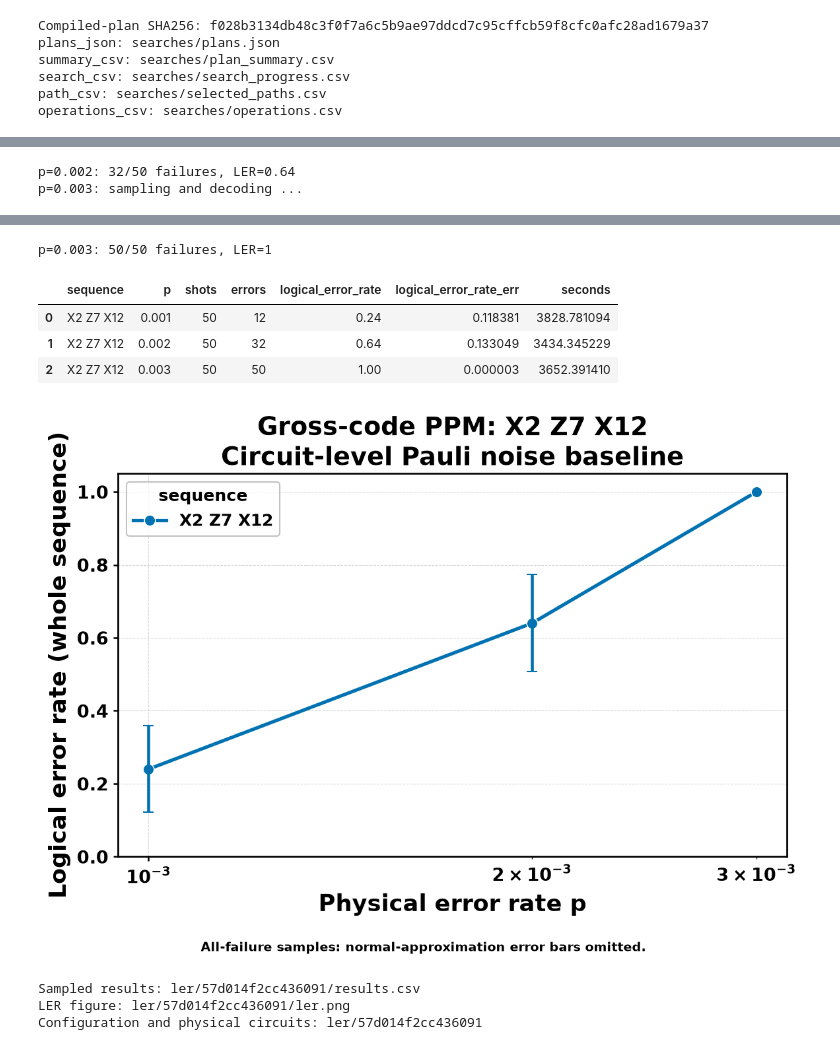
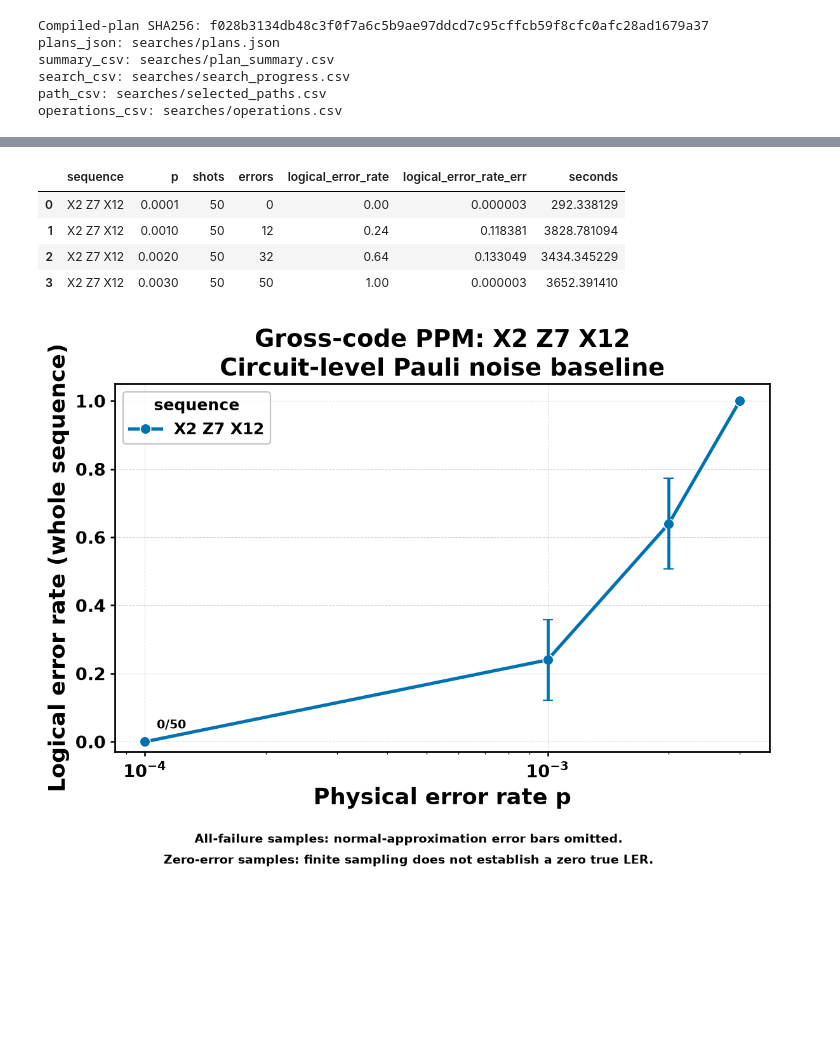
Before and after one commit to John-YuehanZhang/LightStim-upstream, a Jupyter notebook: notebooks/LogicalOps/bb_ppm.executed.ipynb, the cells around one changed output, grey strips where cells are left out. Drawn from its saved outputs; the diff is of its cells as text; code cells hidden in the pictures; blank space fills up the shorter version.

Commit message:
Publish four-point LER results and author-code comparison

```diff
--- a/notebooks/LogicalOps/bb_ppm.executed.ipynb
+++ b/notebooks/LogicalOps/bb_ppm.executed.ipynb
@@ -61,7 +61,7 @@ def display_path(path, *, base=OUTPUT):
 
 
 ROUNDS = 10  # syndrome-extraction rounds per basic LPU measurement
-P_VALUES = (1e-3, 2e-3, 3e-3)
+P_VALUES = (1e-4, 1e-3, 2e-3, 3e-3)
 MAX_SHOTS, MAX_ERRORS, BATCH_SIZE = 50, 50, 50
 NOISE_MODEL = "circuit_level_with_idling"
 DECODER_NAME = "relay-bp"
@@ -451,7 +459,9 @@ pipeline = SimulationPipeline(
 )
 for p in P_VALUES:
     if p in completed_p:
-        print(f"p={p:g}: reuse matching sampled result", flush=True)
+        saved = all_results.loc[all_results["p"] == p].iloc[0]
+        print(f"p={p:g}: reuse matching sampled result from run {saved['run_id']}: "
+              f"{int(saved['errors'])}/{int(saved['shots'])} failures", flush=True)
         continue
     noise = NoiseConfig(p_1q=p, p_2q=p, p_meas=p, p_reset=p, p_idle=p)
     noisy = experiment.builder.build_noisy_circuit(noise, NOISE_MODEL, circuit=clean)
@@ -470,40 +480,48 @@ for p in P_VALUES:
           f"LER={record['logical_error_rate']:.5g}", flush=True)
 
 all_results = all_results.sort_values("p").reset_index(drop=True)
-plot_data = add_error_bars(all_results)
+# Recompute derived error bars after joining saved and newly sampled rows.
+plot_data = add_error_bars(all_results.drop(columns=["logical_error_rate_err"], errors="ignore"))
 checkpoint_path = results_path.with_suffix(".csv.tmp")
 plot_data.to_csv(checkpoint_path, index=False)
 checkpoint_path.replace(results_path)
 display(plot_data[["sequence", "p", "shots", "errors", "logical_error_rate",
                    "logical_error_rate_err", "seconds"]])
-positive = plot_data[plot_data["errors"] > 0]
-high_error_range = bool(len(positive)) and positive["logical_error_rate"].min() >= 0.1
-if len(positive):
-    with capture_output():
-        fig = plot_custom(positive, PlotConfig(
-            x="p", y="logical_error_rate", hue="sequence",
-            palette={sequence_label: "#0072B2"},
-            x_label="Physical error rate p", y_label="Logical error rate (whole sequence)",
-            title="Gross-code PPM: " + sequence_label + "\nCircuit-level Pauli noise baseline",
-            figsize=(8, 5.5), y_scale="linear" if high_error_range else "log",
-        ))
-    interior = positive[positive["errors"] < positive["shots"]]
-    fig.axes[0].errorbar(interior["p"], interior["logical_error_rate"],
-        yerr=interior["logical_error_rate_err"], fmt="none", color="#0072B2", capsize=4)
-    if high_error_range:
-        fig.axes[0].set_ylim(0, 1.05)
-else:
-    fig, ax = plt.subplots(figsize=(8, 5.5))
-    ax.text(0.5, 0.5, "No logical failures observed; increase the sampling budget.", ha="center", transform=ax.transAxes)
-    ax.set(xlabel="Physical error rate p", ylabel="Logical error rate (whole sequence)")
+# Replace Cell 11 from `positive = ...` through the zero-error print below.
+# This display-only block preserves actual estimates and existing error bars.
+with capture_output():
+    fig = plot_custom(plot_data, PlotConfig(
+        x="p", y="logical_error_rate", hue="sequence",
+        palette={sequence_label: "#0072B2"},
+        x_label="Physical error rate p", y_label="Logical error rate (whole sequence)",
+        title="Gross-code PPM: " + sequence_label + "\nCircuit-level Pauli noise baseline",
+        figsize=(8, 5.5), y_scale="linear",
+    ))
+ax = fig.axes[0]
+interior = plot_data[(plot_data["errors"] > 0) &
+                     (plot_data["errors"] < plot_data["shots"])]
+ax.errorbar(interior["p"], interior["logical_error_rate"],
+    yerr=interior["logical_error_rate_err"], fmt="none", color="#0072B2", capsize=4)
+# Small padding below zero keeps the complete marker visible at its true value.
+ax.set_ylim(-0.03, 1.05)
+zero_error = plot_data[plot_data["errors"] == 0]
+for _, record in zero_error.iterrows():
+    ax.annotate(f"0/{int(record['shots'])}",
+                xy=(record["p"], record["logical_error_rate"]),
+                xytext=(9, 10), textcoords="offset points", fontsize=9)
+footnotes = []
 if (plot_data["errors"] == plot_data["shots"]).any():
-    fig.text(0.5, -0.025, "All-failure samples: normal-approximation error bars omitted.",
-             ha="center", fontsize=9)
+    footnotes.append("All-failure samples: normal-approximation error bars omitted.")
+if len(zero_error):
+    footnotes.append("Zero-error samples: finite sampling does not establish a zero true LER.")
+for index, note in enumerate(footnotes):
+    fig.text(0.5, -0.025 - 0.04 * index, note, ha="center", fontsize=9)
 fig.savefig(ler_folder / "ler.png", dpi=180, bbox_inches="tight")
 display(fig)
 plt.close(fig)
-if (plot_data["errors"] == 0).any():
-    print("Zero-error points remain in the table; finite sampling does not establish a zero true LER.")
+if len(zero_error):
+    print("Zero-error points are plotted at 0; finite sampling does not establish a zero true LER.")
+
 (OUTPUT / "ler" / "latest.json").write_text(json.dumps({"run_id": run_id,
     "folder": str(ler_folder.resolve()), "plan_sha256": plan_sha256}, indent=2), encoding="utf-8")
 print("Sampled results:", display_path(results_path))
@@ -540,2 +556,0 @@ final shots=50 kept=50 errors=32 LER=6.40e-01±1.33e-01 elapsed=3434.3s ETA=0s
-p=0.002: 32/50 failures, LER=0.64
-p=0.003: sampling and decoding ...
@@ -545,9 +557,6 @@ final shots=50 kept=50 errors=50 LER=1.00e+00±-- elapsed=3652.4s ETA=0s
-p=0.003: 50/50 failures, LER=1
 |  | sequence | p | shots | errors | logical_error_rate | logical_error_rate_err | seconds |
-| 0 | X2 Z7 X12 | 0.001 | 50 | 12 | 0.24 | 0.118381 | 3828.781094 |
-| 1 | X2 Z7 X12 | 0.002 | 50 | 32 | 0.64 | 0.133049 | 3434.345229 |
-| 2 | X2 Z7 X12 | 0.003 | 50 | 50 | 1.00 | 0.000003 | 3652.391410 |
+| 0 | X2 Z7 X12 | 0.0001 | 50 | 0 | 0.00 | 0.000003 | 292.338129 |
+| 1 | X2 Z7 X12 | 0.0010 | 50 | 12 | 0.24 | 0.118381 | 3828.781094 |
+| 2 | X2 Z7 X12 | 0.0020 | 50 | 32 | 0.64 | 0.133049 | 3434.345229 |
+| 3 | X2 Z7 X12 | 0.0030 | 50 | 50 | 1.00 | 0.000003 | 3652.391410 |
-[figure, old version]
+[figure, new version]
-Sampled results: ler/57d014f2cc436091/results.csv
-LER figure: ler/57d014f2cc436091/ler.png
-Configuration and physical circuits: ler/57d014f2cc436091
```
Also changed, not shown: parts of 3 cells of this notebook, 1 other file.
